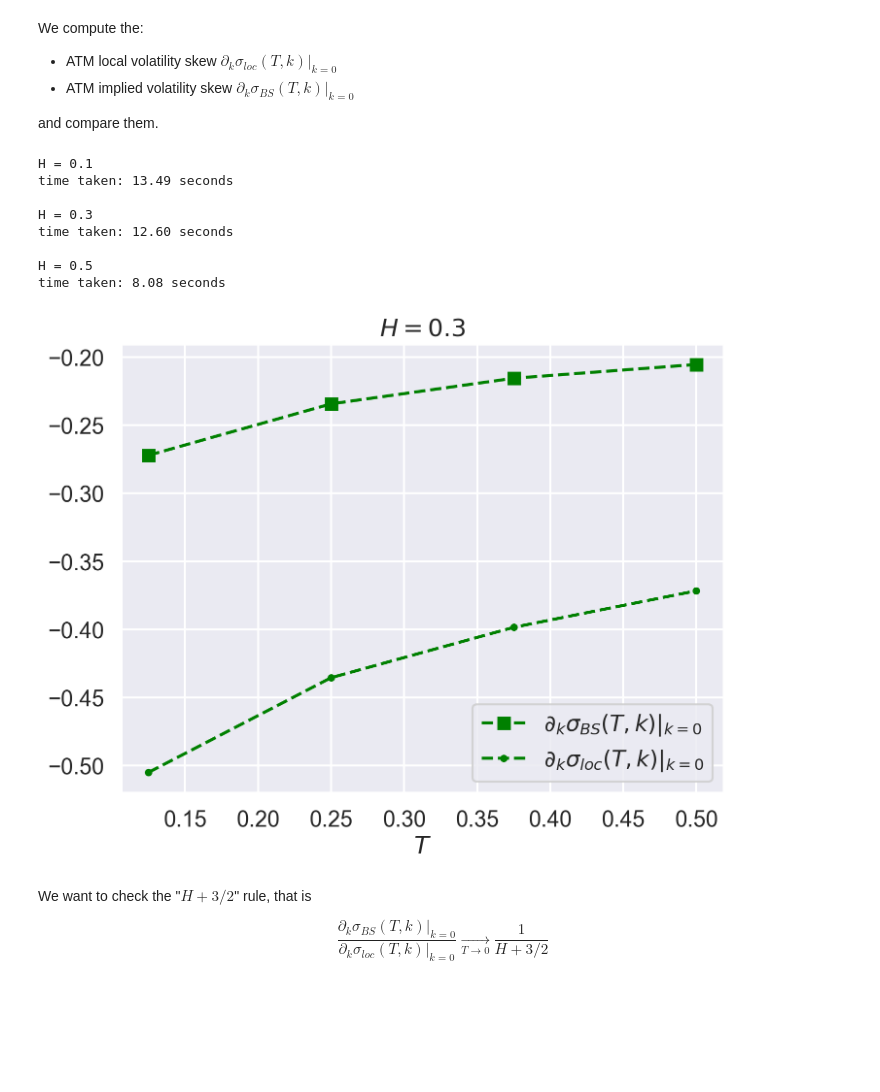
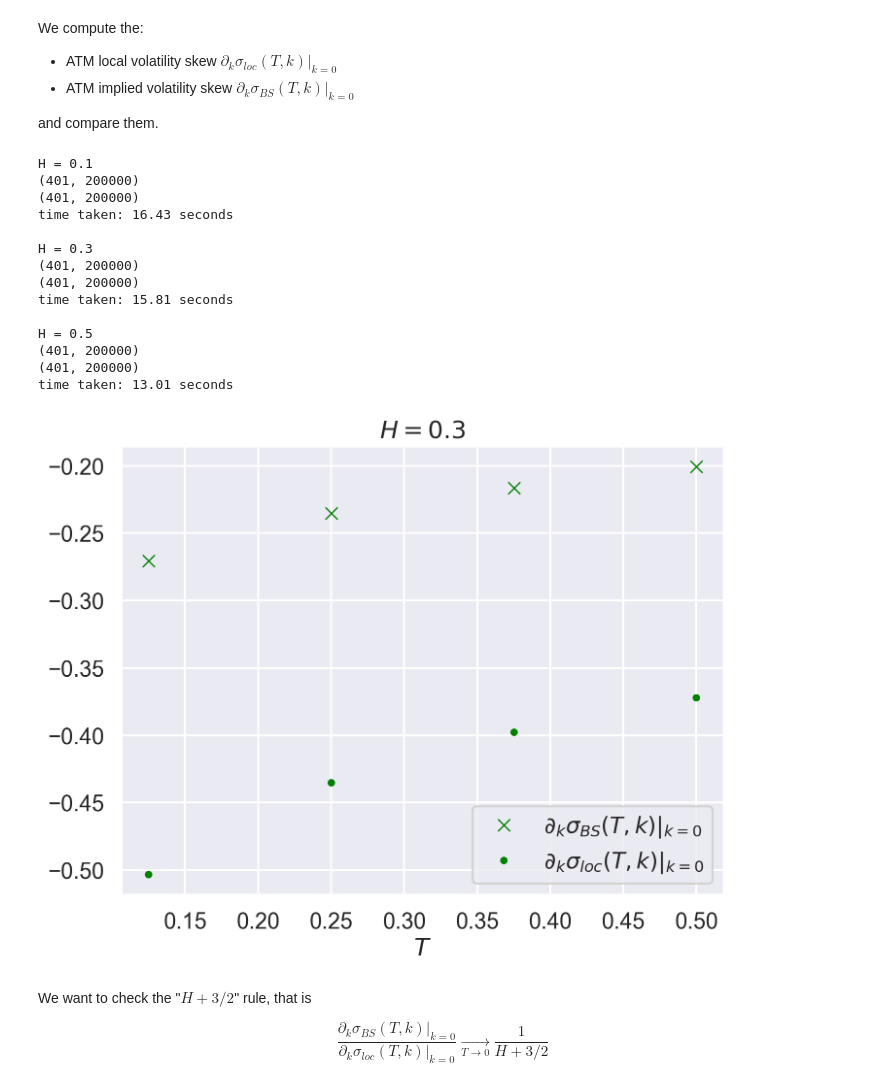
Before and after one commit to fbourgey/rough-bergomi, a Jupyter notebook: local_vol_rough_vol.ipynb, the cells around one changed output. Drawn from its saved outputs; the diff is of its cells as text; code cells hidden in the pictures; blank space fills up the shorter version.

```diff
--- a/local_vol_rough_vol.ipynb
+++ b/local_vol_rough_vol.ipynb
@@ -55,11 +54,11 @@ colors = {0.1: "blue", 0.3: "green", 0.5: "red"}
 markers = {0.1: ".", 0.3: "+", 0.5: "x"}
 seed = 1234
 maturity = 0.5
-n_disc = 200
+n_disc = 300
 tab_t = np.linspace(0.0, maturity, n_disc + 1)
 dt = tab_t[1] - tab_t[0]
-n_mc = 3 * 10**5
-n_loop = 1
+n_mc = 2 * 10**5
+n_loop = 2
 # %% [markdown]
 We compute the:
 
@@ -86,40 +85,46 @@ for H in list_H:
     print(f"time taken: {(time.time() - t0):.2f} seconds\n")
 # %% [output]
 H = 0.1
-time taken: 13.49 seconds
+(401, 200000)
+(401, 200000)
+time taken: 16.43 seconds
 
 H = 0.3
-time taken: 12.60 seconds
+(401, 200000)
+(401, 200000)
+time taken: 15.81 seconds
 
 H = 0.5
-time taken: 8.08 seconds
+(401, 200000)
+(401, 200000)
+time taken: 13.01 seconds
 # %%
 tab_t_split = np.array([t[-1] for t in np.split(tab_t[1:], n_disc // n_disc_split)])
 # %%
 H = 0.3
 
 plt.close()
 fig, ax = plt.subplots()
 ax.plot(
     tab_t_split,
     atm_impvol_skews[f"H={H}"],
-    "--s",
+    "x",
     label="$\\partial_k \\sigma_{BS}(T,k)|_{k=0}$",
     color=colors[H],
 )
 ax.plot(
     tab_t_split,
     atm_lv_skews[f"H={H}"],
-    "--.",
+    ".",
     label="$\\partial_k \\sigma_{loc}(T,k)|_{k=0}$",
     color=colors[H],
 )
 ax.set_xlabel("$T$")
 ax.set_title(f"$H={H}$")
 ax.legend()
 plt.show()
 # %% [output]
-[figure, old version]
+[figure, new version]
 # %% [markdown]
 We want to check the "$H+3/2$" rule, that is
 
```
Also changed, not shown: parts of 9 cells of this notebook, 2 other files.
